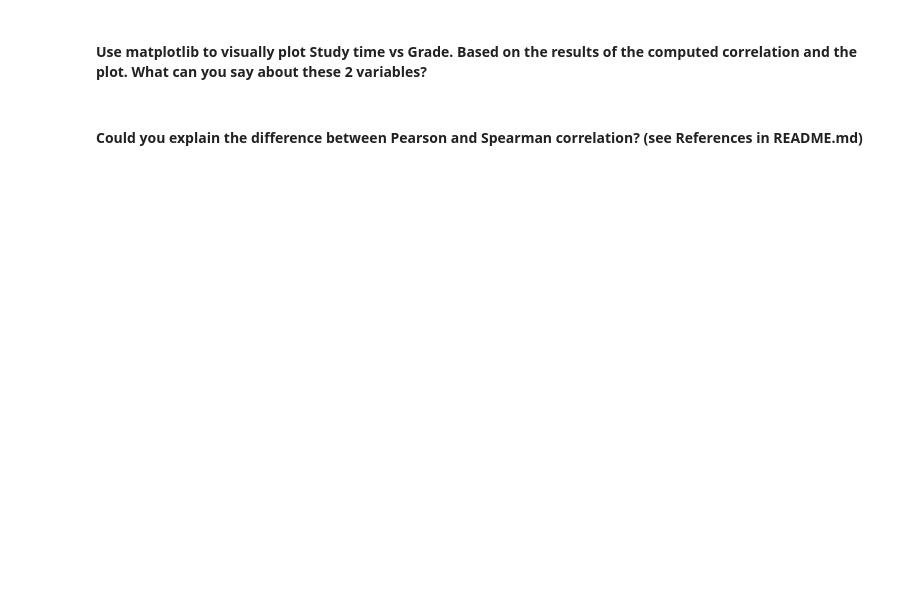
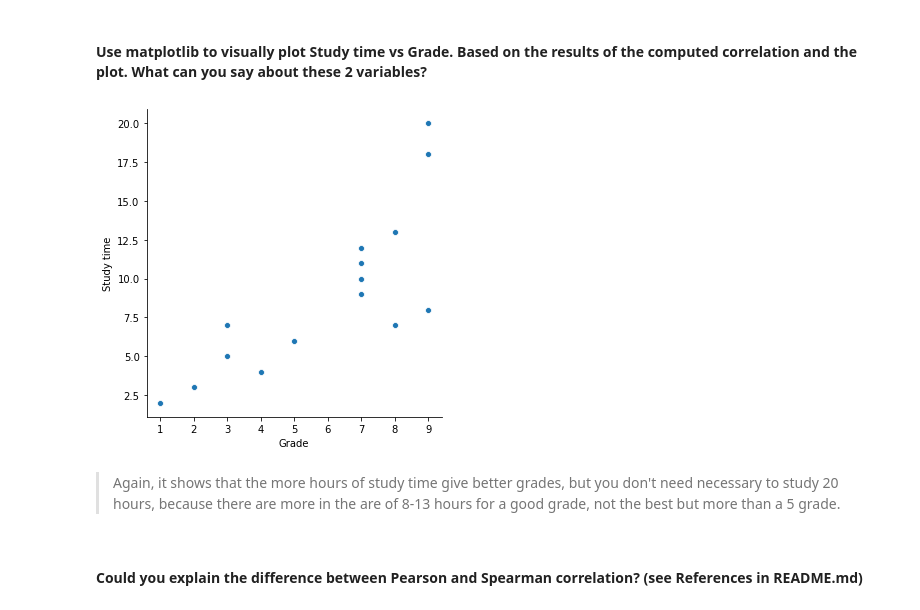
Before and after one commit to ironhack-bcn-data-june-2020/24-lab-pivot-table-and-correlation, a Jupyter notebook: your_code/main.ipynb, the cells around one changed output. Drawn from its saved outputs; the diff is of its cells as text; code cells hidden in the pictures; blank space fills up the shorter version.

```diff
--- a/your_code/main.ipynb
+++ b/your_code/main.ipynb
@@ -350,2 +333,8 @@ time_grades.describe
+# %%
+sns.relplot(x='Grade', y='Study time', data=time_grades);
+# %% [output]
+[figure, added]
+# %% [markdown]
+> Again, it shows that the more hours of study time give better grades, but you don't need necessary to study 20 hours, because there are more in the are of 8-13 hours for a good grade, not the best but more than a 5 grade.
 # %% [markdown]
 #### Could you explain the difference between Pearson and Spearman correlation? (see References in README.md)
```
Also changed, not shown: parts of 21 cells of this notebook.
